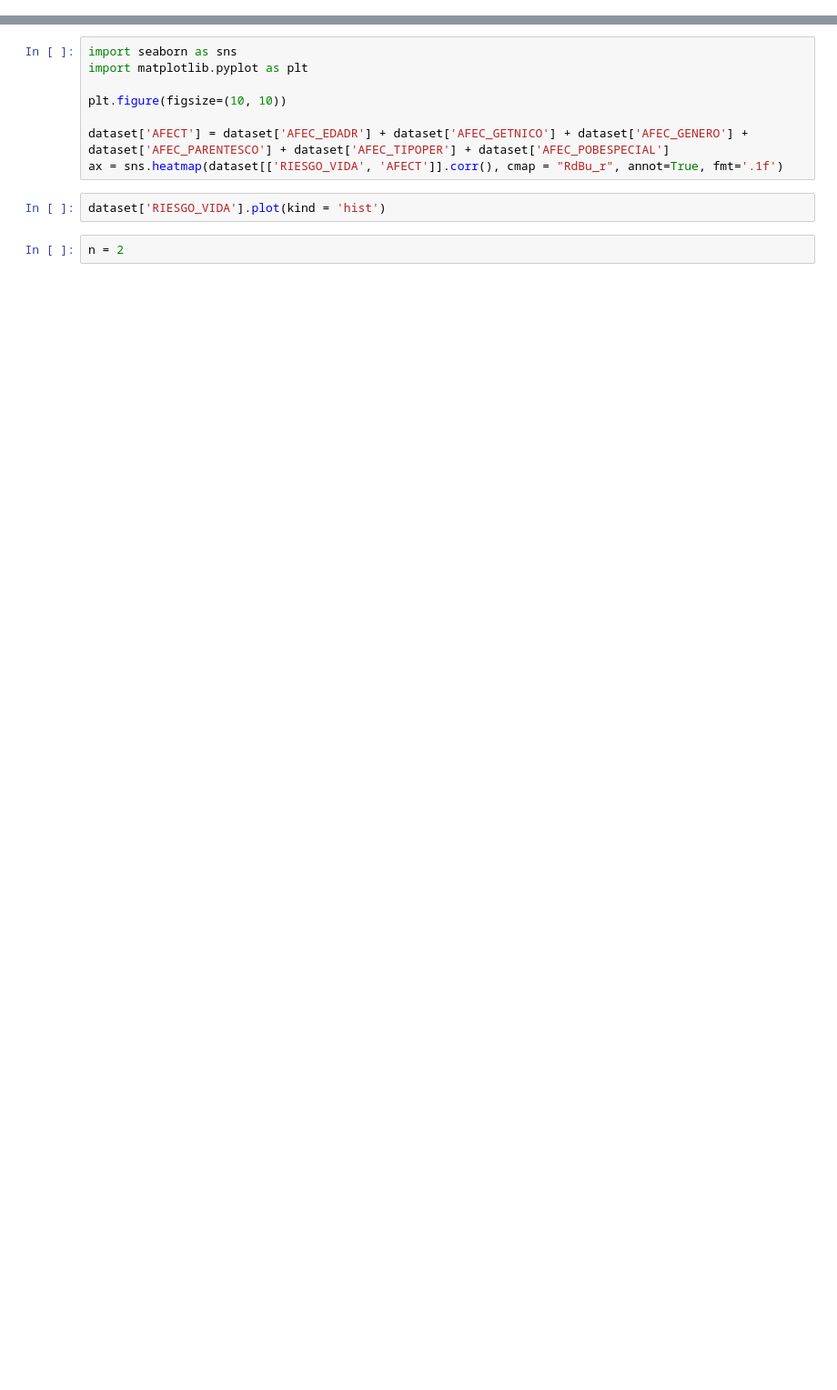
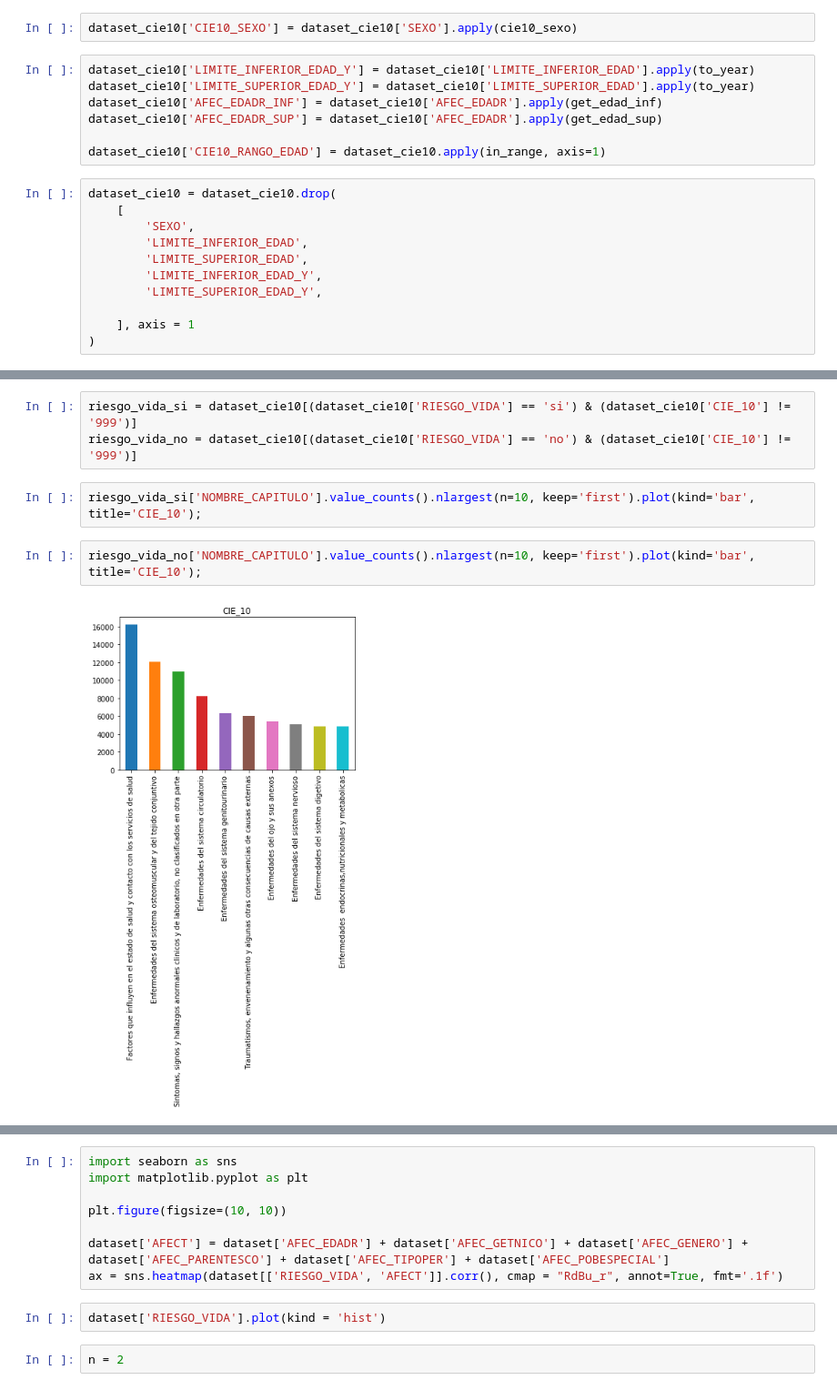
Before and after one commit to mrugeles/Supersalud-PQRSD, a Jupyter notebook: Feature engineering.ipynb, the cells around one changed output, grey strips where cells are left out. Shown at 91% size. Saved outputs shown, nothing was run; the diff lists cells and outputs as text; blank space fills up the shorter version.

```diff
--- a/Feature engineering.ipynb
+++ b/Feature engineering.ipynb
@@ -110,0 +212,20 @@ ax = sns.heatmap(dataset[['RIESGO_VIDA', 'AFEC_DPTO', 'AFEC_EDADR', 'AFEC_EDUC',
+# %%
+dataset_cie10['CIE10_SEXO'] = dataset_cie10['SEXO'].apply(cie10_sexo)
+# %%
+dataset_cie10['LIMITE_INFERIOR_EDAD_Y'] = dataset_cie10['LIMITE_INFERIOR_EDAD'].apply(to_year)
+dataset_cie10['LIMITE_SUPERIOR_EDAD_Y'] = dataset_cie10['LIMITE_SUPERIOR_EDAD'].apply(to_year)
+dataset_cie10['AFEC_EDADR_INF'] = dataset_cie10['AFEC_EDADR'].apply(get_edad_inf)
+dataset_cie10['AFEC_EDADR_SUP'] = dataset_cie10['AFEC_EDADR'].apply(get_edad_sup)
+
+dataset_cie10['CIE10_RANGO_EDAD'] = dataset_cie10.apply(in_range, axis=1)
+# %%
+dataset_cie10 = dataset_cie10.drop(
+    [
+        'SEXO',
+        'LIMITE_INFERIOR_EDAD',
+        'LIMITE_SUPERIOR_EDAD',
+        'LIMITE_INFERIOR_EDAD_Y',
+        'LIMITE_SUPERIOR_EDAD_Y',
+
+    ], axis = 1
+)
@@ -110,0 +285,9 @@ ax = sns.heatmap(dataset[['RIESGO_VIDA', 'AFEC_DPTO', 'AFEC_EDADR', 'AFEC_EDUC',
+# %%
+riesgo_vida_si = dataset_cie10[(dataset_cie10['RIESGO_VIDA'] == 'si') & (dataset_cie10['CIE_10'] != '999')]
+riesgo_vida_no = dataset_cie10[(dataset_cie10['RIESGO_VIDA'] == 'no') & (dataset_cie10['CIE_10'] != '999')]
+# %%
+riesgo_vida_si['NOMBRE_CAPITULO'].value_counts().nlargest(n=10, keep='first').plot(kind='bar', title='CIE_10');
+# %%
+riesgo_vida_no['NOMBRE_CAPITULO'].value_counts().nlargest(n=10, keep='first').plot(kind='bar', title='CIE_10');
+# %% [output]
+[figure, added]
```
Also changed, not shown: parts of 39 cells of this notebook, 3 other files.
